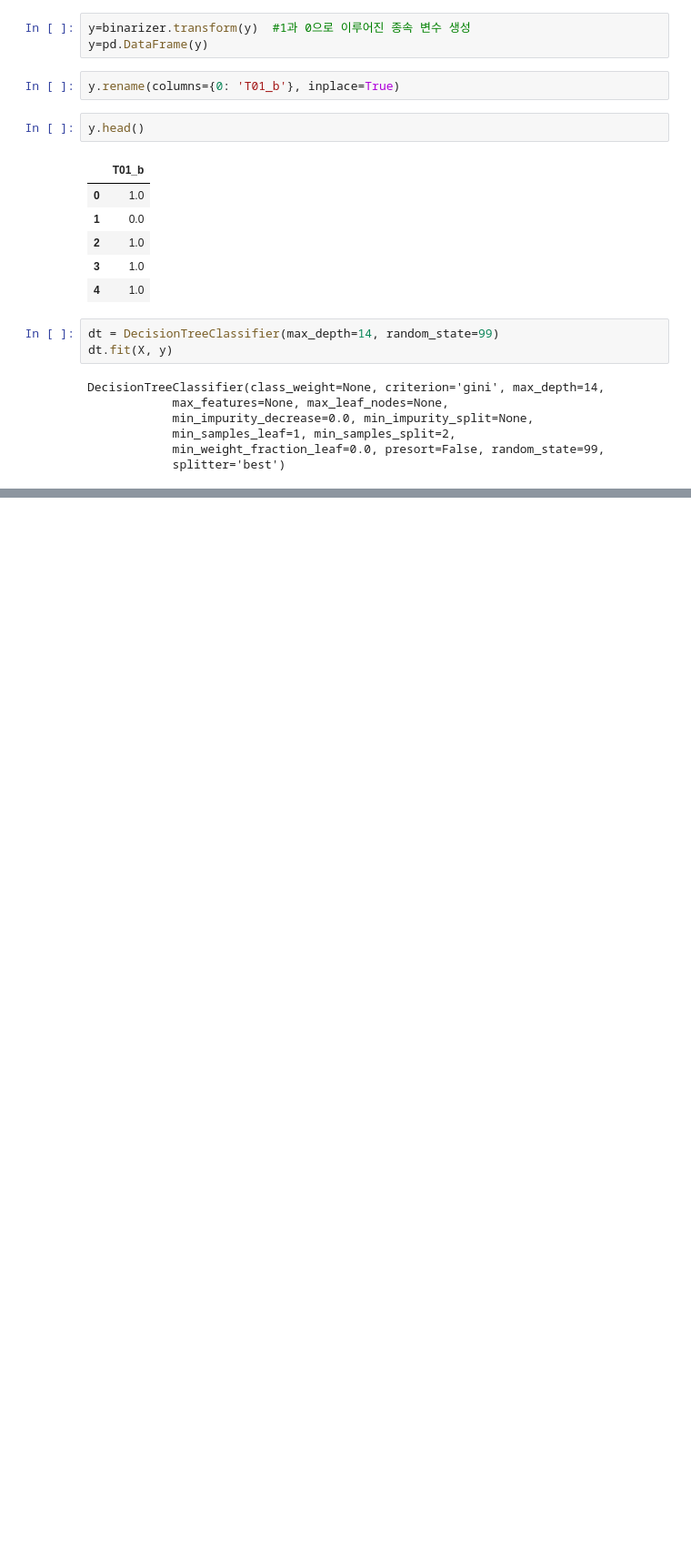
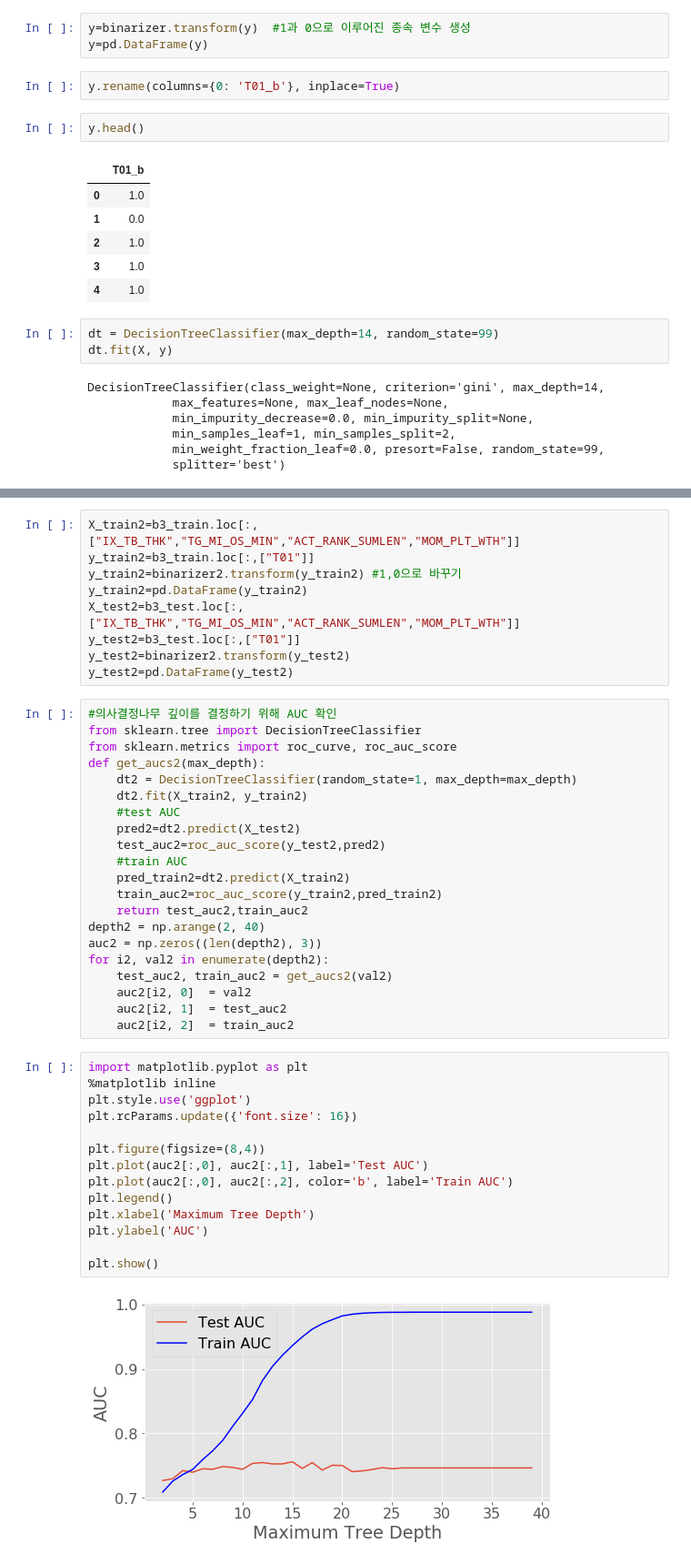
Before and after one commit to D-Kwon/Python, a Jupyter notebook: SmartFactory.ipynb, the cells around one changed output, grey strips where cells are left out. Shown at 91% size. Drawn from its saved outputs; the diff is of its cells as text; blank space fills up the shorter version.

```diff
--- a/SmartFactory.ipynb
+++ b/SmartFactory.ipynb
@@ -2061,0 +2113,46 @@ graph.render("dtg")
+# %%
+X_train2=b3_train.loc[:,["IX_TB_THK","TG_MI_OS_MIN","ACT_RANK_SUMLEN","MOM_PLT_WTH"]]
+y_train2=b3_train.loc[:,["T01"]]
+y_train2=binarizer2.transform(y_train2) #1,0으로 바꾸기
+y_train2=pd.DataFrame(y_train2)
+X_test2=b3_test.loc[:,["IX_TB_THK","TG_MI_OS_MIN","ACT_RANK_SUMLEN","MOM_PLT_WTH"]]
+y_test2=b3_test.loc[:,["T01"]]
+y_test2=binarizer2.transform(y_test2)
+y_test2=pd.DataFrame(y_test2)
+# %%
+#의사결정나무 깊이를 결정하기 위해 AUC 확인
+from sklearn.tree import DecisionTreeClassifier
+from sklearn.metrics import roc_curve, roc_auc_score
+def get_aucs2(max_depth):
+    dt2 = DecisionTreeClassifier(random_state=1, max_depth=max_depth)
+    dt2.fit(X_train2, y_train2)
+    #test AUC
+    pred2=dt2.predict(X_test2)
+    test_auc2=roc_auc_score(y_test2,pred2)
+    #train AUC
+    pred_train2=dt2.predict(X_train2)
+    train_auc2=roc_auc_score(y_train2,pred_train2)
+    return test_auc2,train_auc2
+depth2 = np.arange(2, 40)
+auc2 = np.zeros((len(depth2), 3))
+for i2, val2 in enumerate(depth2):
+    test_auc2, train_auc2 = get_aucs2(val2)
+    auc2[i2, 0]  = val2
+    auc2[i2, 1]  = test_auc2
+    auc2[i2, 2]  = train_auc2
+# %%
+import matplotlib.pyplot as plt
+%matplotlib inline
+plt.style.use('ggplot')
+plt.rcParams.update({'font.size': 16})
+
+plt.figure(figsize=(8,4))
+plt.plot(auc2[:,0], auc2[:,1], label='Test AUC')
+plt.plot(auc2[:,0], auc2[:,2], color='b', label='Train AUC')
+plt.legend()
+plt.xlabel('Maximum Tree Depth')
+plt.ylabel('AUC')
+
+plt.show()
+# %% [output]
+[figure, added]
```
Also changed, not shown: parts of 14 cells of this notebook.
